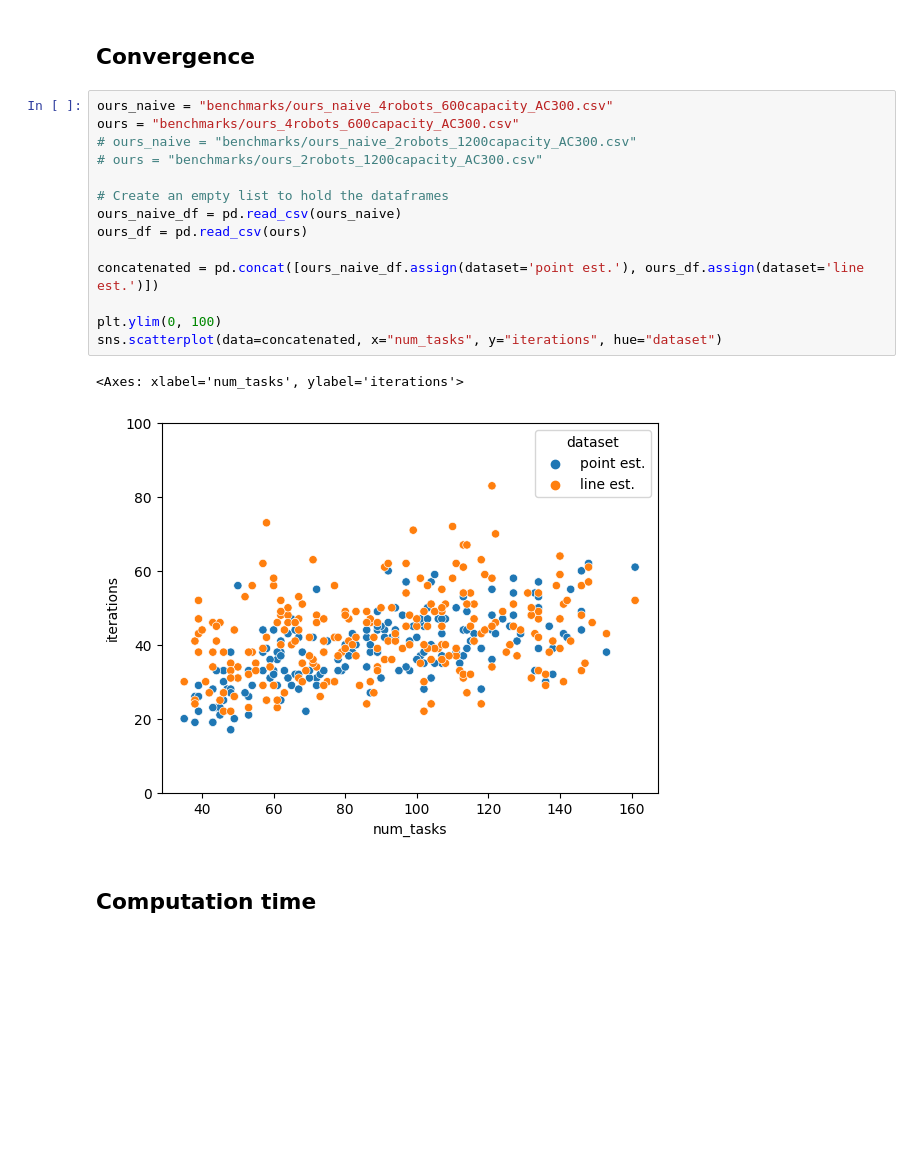
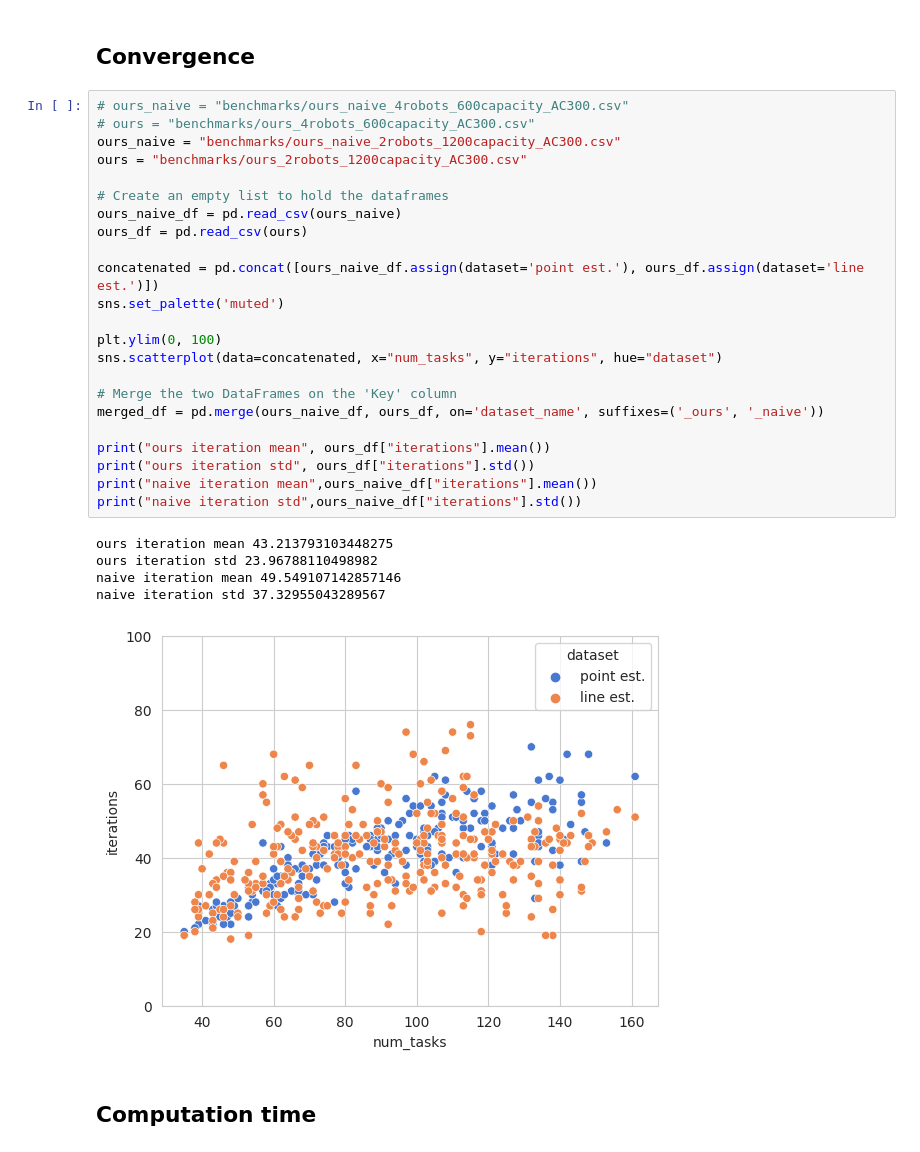
Before and after one commit to kasperg3/trajallocpy, a Jupyter notebook: plot_benchmarks.ipynb, the cells around one changed output. Cells and saved outputs as stored; diff of their text form; blank space fills up the shorter version.

Commit message:
added plots and experiment files

```diff
--- a/plot_benchmarks.ipynb
+++ b/plot_benchmarks.ipynb
@@ -69,22 +130,34 @@ sns.scatterplot(data=concatenated, x="num_tasks", y="totalRouteCosts", hue="data
 # %% [markdown]
 ## Convergence
 # %%
-ours_naive = "benchmarks/ours_naive_4robots_600capacity_AC300.csv"
-ours = "benchmarks/ours_4robots_600capacity_AC300.csv"
-# ours_naive = "benchmarks/ours_naive_2robots_1200capacity_AC300.csv"
-# ours = "benchmarks/ours_2robots_1200capacity_AC300.csv"
+# ours_naive = "benchmarks/ours_naive_4robots_600capacity_AC300.csv"
+# ours = "benchmarks/ours_4robots_600capacity_AC300.csv"
+ours_naive = "benchmarks/ours_naive_2robots_1200capacity_AC300.csv"
+ours = "benchmarks/ours_2robots_1200capacity_AC300.csv"
 
 # Create an empty list to hold the dataframes
 ours_naive_df = pd.read_csv(ours_naive)
 ours_df = pd.read_csv(ours)
 
 concatenated = pd.concat([ours_naive_df.assign(dataset='point est.'), ours_df.assign(dataset='line est.')])
+sns.set_palette('muted')
 
 plt.ylim(0, 100)
 sns.scatterplot(data=concatenated, x="num_tasks", y="iterations", hue="dataset")
+
+# Merge the two DataFrames on the 'Key' column
+merged_df = pd.merge(ours_naive_df, ours_df, on='dataset_name', suffixes=('_ours', '_naive'))
+
+print("ours iteration mean", ours_df["iterations"].mean())
+print("ours iteration std", ours_df["iterations"].std())
+print("naive iteration mean",ours_naive_df["iterations"].mean())
+print("naive iteration std",ours_naive_df["iterations"].std())
 # %% [output]
-<Axes: xlabel='num_tasks', ylabel='iterations'>
+ours iteration mean 43.213793103448275
+ours iteration std 23.96788110498982
+naive iteration mean 49.549107142857146
+naive iteration std 37.32955043289567
-[figure, old version]
+[figure, new version]
 # %% [markdown]
 ## Computation time
 # %%
```
Also changed, not shown: parts of 10 cells of this notebook, 9 other files.
